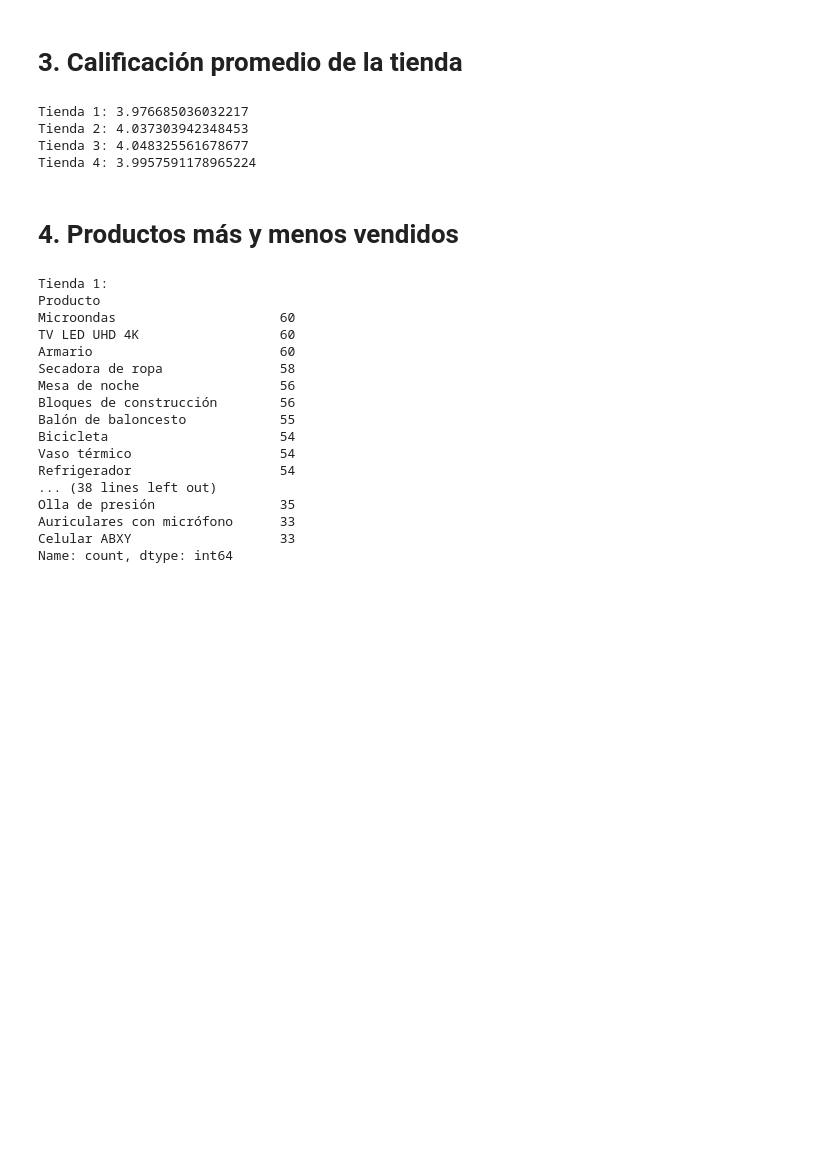
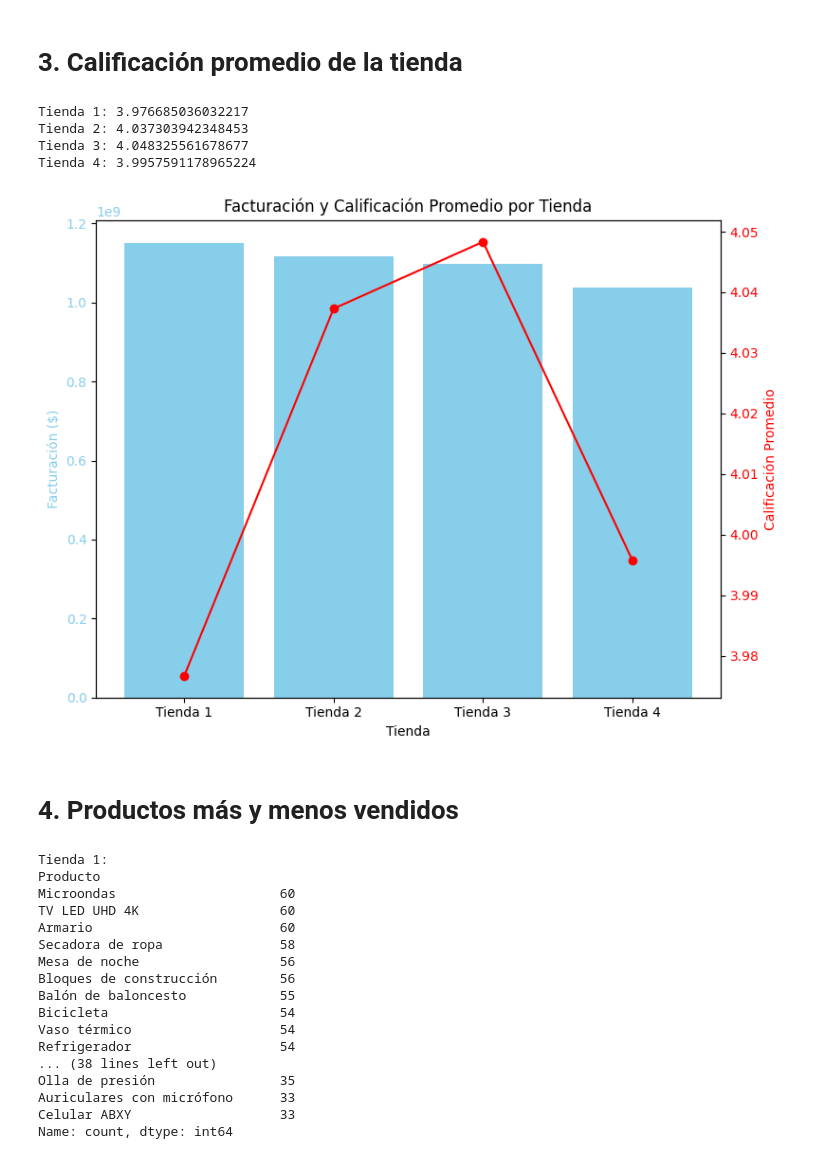
Before and after one commit to Santt997/AluraStore, a Jupyter notebook: AluraStoreLatam.ipynb, the cells around one changed output. Saved outputs shown, nothing was run; the diff lists cells and outputs as text; code cells hidden in the pictures; blank space fills up the shorter version.

```diff
--- a/AluraStoreLatam.ipynb
+++ b/AluraStoreLatam.ipynb
@@ -68,13 +151,31 @@ Name: count, dtype: int64
 # %% [markdown]
 # 3. Calificación promedio de la tienda
-# %%
-for t in ts:
-    print(f"Tienda {t[0]}: {t[1]['Calificación'].mean()}")
-# %% [output]
-Tienda 1: 3.976685036032217
-Tienda 2: 4.037303942348453
-Tienda 3: 4.048325561678677
-Tienda 4: 3.9957591178965224
+# %%
+for t in ts:
+    print(f"Tienda {t[0]}: {t[1]['Calificación'].mean()}")
+
+fig, ax1 = plt.subplots(figsize=(8, 6))
+
+ax1.bar(tiendas, facturacion, color='skyblue', label='Facturación')
+ax1.set_xlabel('Tienda')
+ax1.set_ylabel('Facturación ($)', color='skyblue')
+ax1.tick_params(axis='y', labelcolor='skyblue')
+
+ax2 = ax1.twinx()
+calificaciones = [t[1]['Calificación'].mean() for t in ts]
+ax2.plot(tiendas, calificaciones, color='red', marker='o', label='Calificación Promedio')
+ax2.set_ylabel('Calificación Promedio', color='red')
+ax2.tick_params(axis='y', labelcolor='red')
+
+plt.title('Facturación y Calificación Promedio por Tienda')
+fig.tight_layout()
+plt.show()
+# %% [output]
+Tienda 1: 3.976685036032217
+Tienda 2: 4.037303942348453
+Tienda 3: 4.048325561678677
+Tienda 4: 3.9957591178965224
+[figure, added]
 # %% [markdown]
 # 4. Productos más y menos vendidos
 # %%
```
Also changed, not shown: parts of 8 cells of this notebook.
